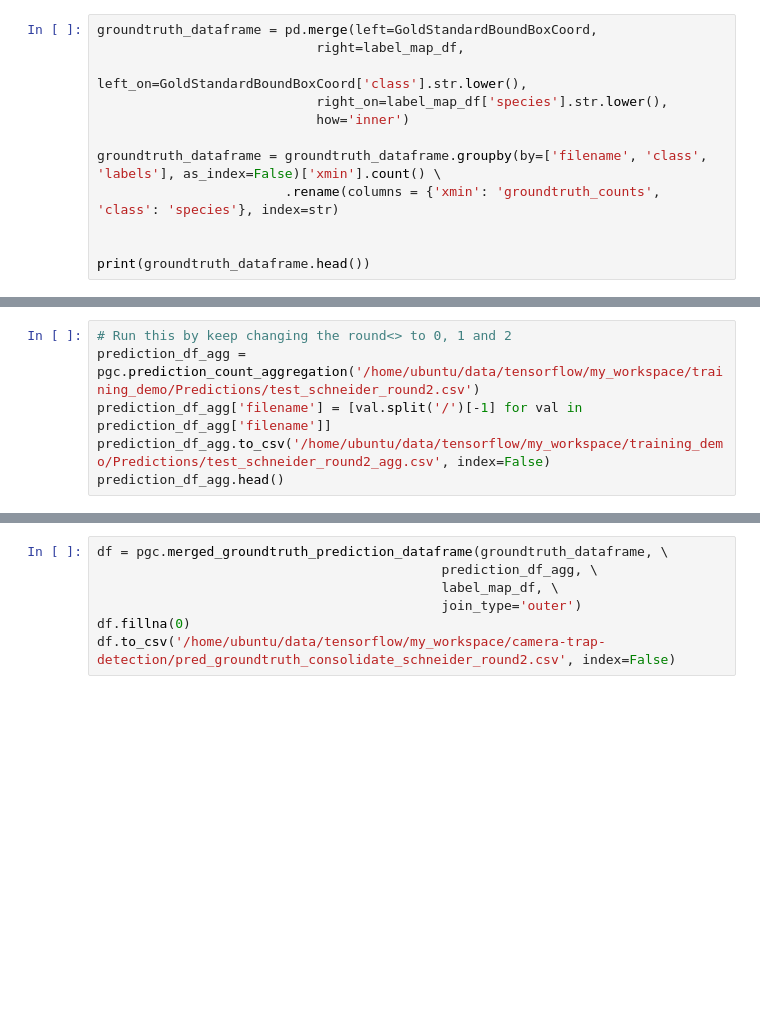
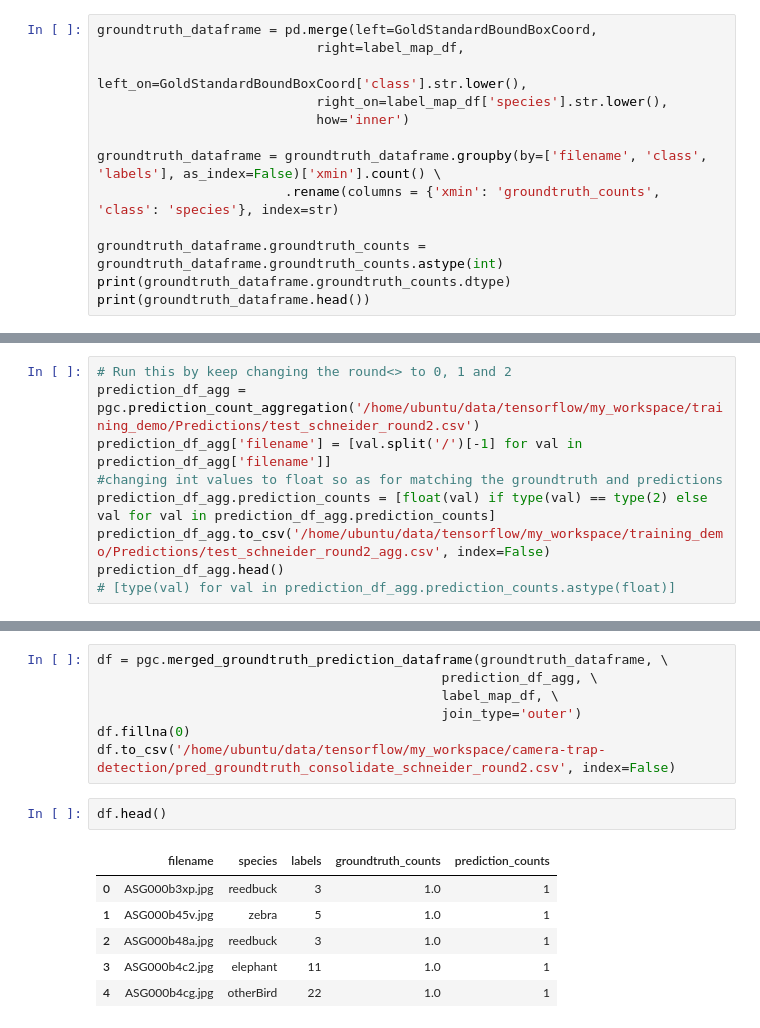
Before and after one commit to Manish-rai21bit/camera-trap-detection, a Jupyter notebook: EDA_and_ModelEvaluation/ModelEvaluation_on_SchneiderData.ipynb, the cells around one changed output, grey strips where cells are left out. Drawn from its saved outputs; the diff is of its cells as text; blank space fills up the shorter version.

```diff
--- a/EDA_and_ModelEvaluation/ModelEvaluation_on_SchneiderData.ipynb
+++ b/EDA_and_ModelEvaluation/ModelEvaluation_on_SchneiderData.ipynb
@@ -391,6 +391,7 @@ groundtruth_dataframe = pd.merge(left=GoldStandardBoundBoxCoord,
 groundtruth_dataframe = groundtruth_dataframe.groupby(by=['filename', 'class', 'labels'], as_index=False)['xmin'].count() \
                         .rename(columns = {'xmin': 'groundtruth_counts', 'class': 'species'}, index=str)
 
-
+groundtruth_dataframe.groundtruth_counts = groundtruth_dataframe.groundtruth_counts.astype(int)
+print(groundtruth_dataframe.groundtruth_counts.dtype)
 print(groundtruth_dataframe.head())
 # %% [output]
@@ -404,8 +406,11 @@ print(groundtruth_dataframe.head())
 # Run this by keep changing the round<> to 0, 1 and 2
 prediction_df_agg = pgc.prediction_count_aggregation('/home/ubuntu/data/tensorflow/my_workspace/training_demo/Predictions/test_schneider_round2.csv')
 prediction_df_agg['filename'] = [val.split('/')[-1] for val in prediction_df_agg['filename']]
+#changing int values to float so as for matching the groundtruth and predictions
+prediction_df_agg.prediction_counts = [float(val) if type(val) == type(2) else val for val in prediction_df_agg.prediction_counts]
 prediction_df_agg.to_csv('/home/ubuntu/data/tensorflow/my_workspace/training_demo/Predictions/test_schneider_round2_agg.csv', index=False)
 prediction_df_agg.head()
+# [type(val) for val in prediction_df_agg.prediction_counts.astype(float)]
 # %% [output]
 |  | filename | labels | prediction_counts |
 | 0 | ASG000b3xp.jpg | 3.0 | 1 |
@@ -422,3 +427,12 @@ df = pgc.merged_groundtruth_prediction_dataframe(groundtruth_dataframe, \
                                             join_type='outer')
 df.fillna(0)
 df.to_csv('/home/ubuntu/data/tensorflow/my_workspace/camera-trap-detection/pred_groundtruth_consolidate_schneider_round2.csv', index=False)
+# %%
+df.head()
+# %% [output]
+|  | filename | species | labels | groundtruth_counts | prediction_counts |
+| 0 | ASG000b3xp.jpg | reedbuck | 3 | 1.0 | 1 |
+| 1 | ASG000b45v.jpg | zebra | 5 | 1.0 | 1 |
+| 2 | ASG000b48a.jpg | reedbuck | 3 | 1.0 | 1 |
+| 3 | ASG000b4c2.jpg | elephant | 11 | 1.0 | 1 |
+| 4 | ASG000b4cg.jpg | otherBird | 22 | 1.0 | 1 |
```
Also changed, not shown: parts of 11 cells of this notebook, 2 other files.
